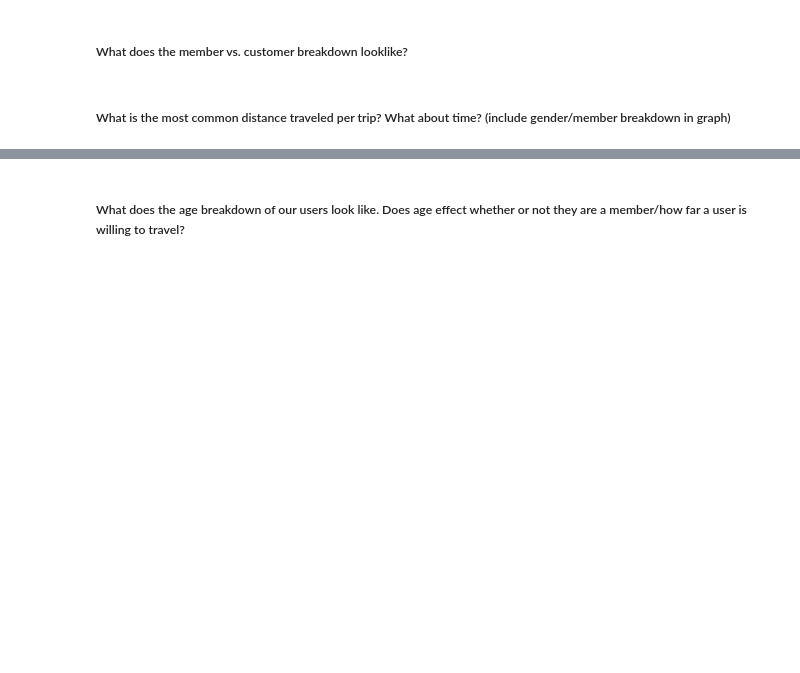
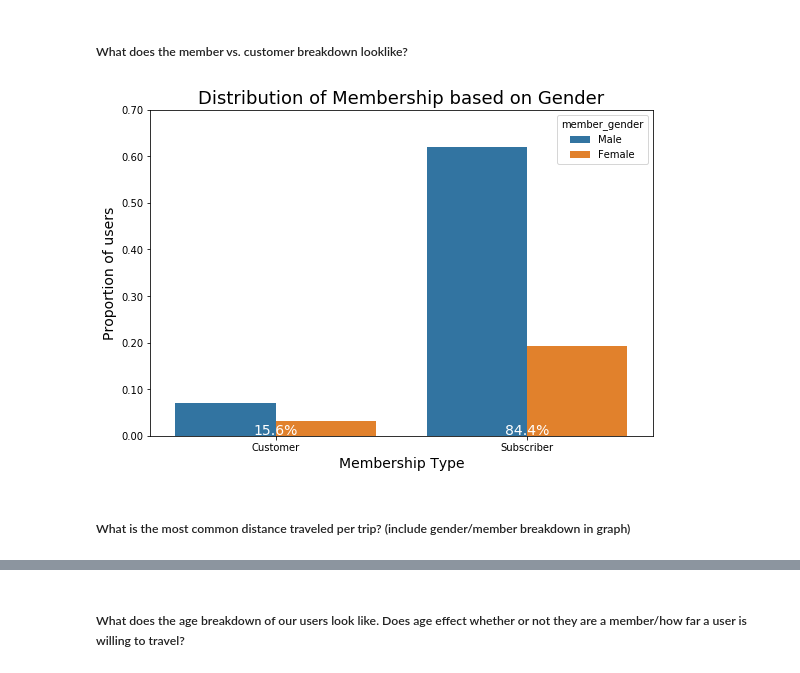
Before and after one commit to vikramtharakan/Ford_GoBike_DataAnalysis, a Jupyter notebook: Explore a Dataset.ipynb, the cells around one changed output, grey strips where cells are left out. Cells and saved outputs as stored; diff of their text form; code cells hidden in the pictures; blank space fills up the shorter version.

```diff
--- a/Explore a Dataset.ipynb
+++ b/Explore a Dataset.ipynb
@@ -662,4 +693,27 @@ Not much to see here either
 # %% [markdown]
 ##### What does the member vs. customer breakdown looklike?
+# %%
+plt.figure(figsize=(9,6));
+sb.countplot(data = df, x = 'user_type', hue = 'member_gender', hue_order = ['Male', 'Female']);
+plt.xlabel('Membership Type', size = 14);
+plt.ylabel('Proportion of users', size = 14);
+plt.title('Distribution of Membership based on Gender', size = 18);
+plt.yticks(tick_props * n_points, tick_names);
+
+# add annotations
+cat_counts_user = df['user_type'].value_counts()
+locs1, labels1 = plt.xticks() # get the current tick locations and labels
+
+# loop through each pair of locations and labels
+for loc, label in zip(locs1, labels1):
+
+    # get the text property for the label to get the correct count
+    count = cat_counts_user[label.get_text()]
+    pct_string = '{:0.1f}%'.format(100*count/n_points)
+
+    # print the annotation just below the top of the bar
+    plt.text(loc, 10000, pct_string, ha = 'center', color = 'w', size =14)
+# %% [output]
+[figure, added]
 # %% [markdown]
-##### What is the most common distance traveled per trip? What about time? (include gender/member breakdown in graph)
+##### What is the most common distance traveled per trip? (include gender/member breakdown in graph)
```
Also changed, not shown: parts of 16 cells of this notebook.
